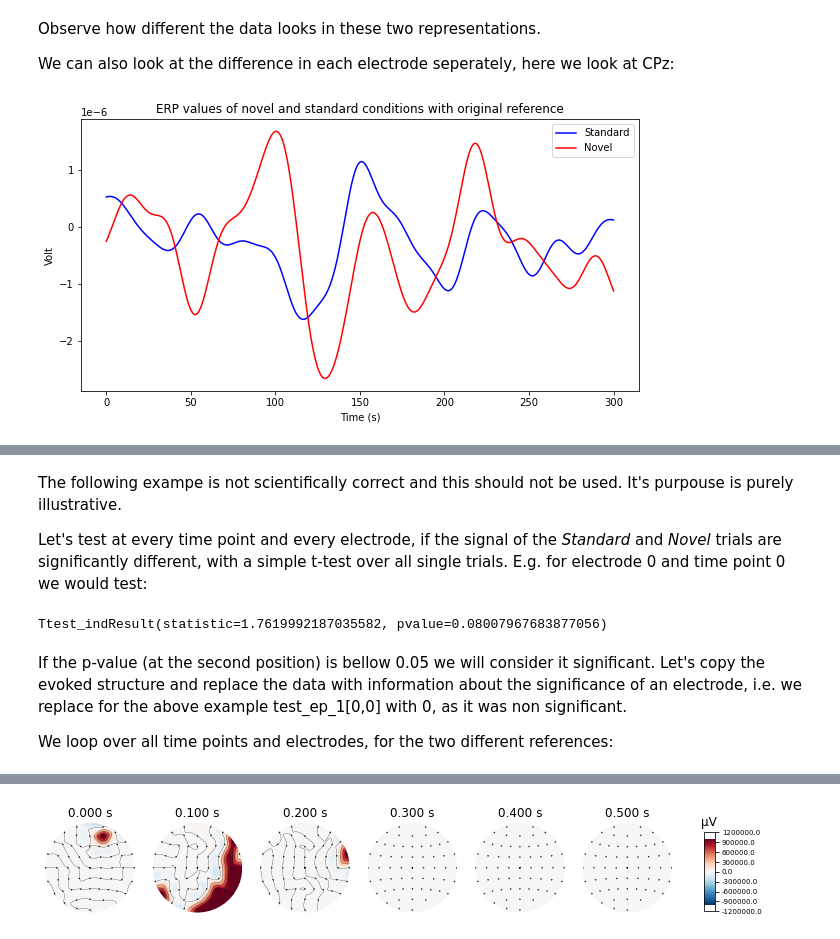
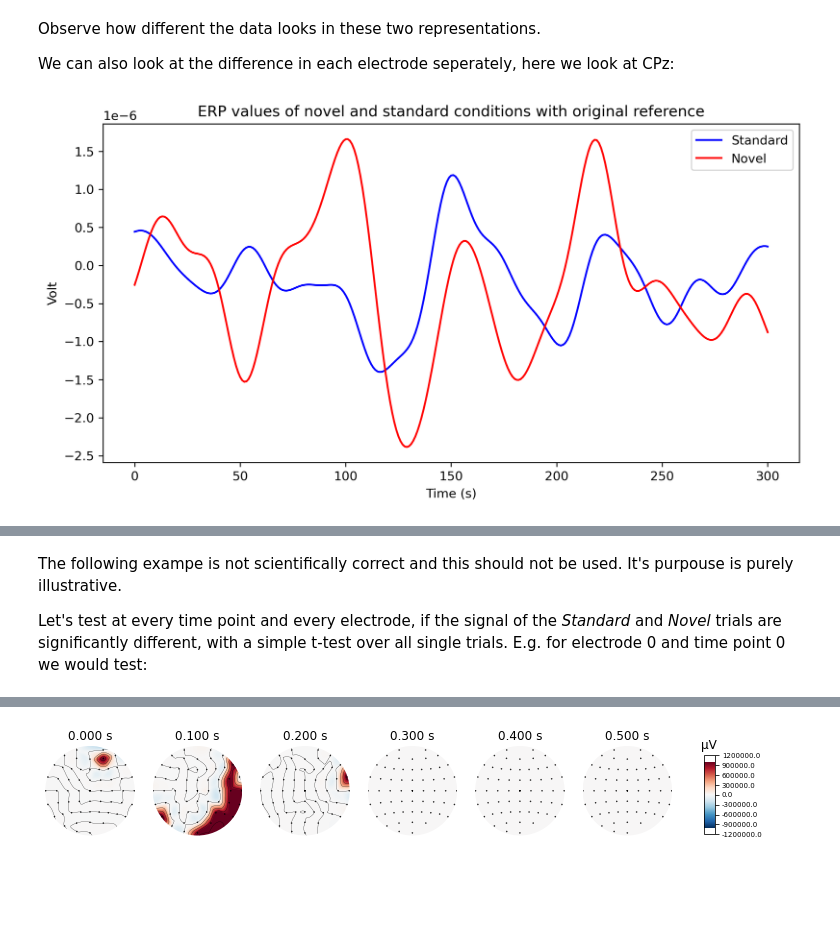
Before and after one commit to fma0/AMLD, a Jupyter notebook: Part 1.ipynb, the cells around one changed output, grey strips where cells are left out. Saved outputs shown, nothing was run; the diff lists cells and outputs as text; code cells hidden in the pictures; blank space fills up the shorter version.

```diff
--- a/Part 1.ipynb
+++ b/Part 1.ipynb
@@ -11,7 +13,7 @@ import numpy as np
 # %% [markdown]
 First we load the .fif file containing the epoched EEG recording of participant 902.
 # %%
-data_file = 'PDDys/902-P'
+data_file = '902-P'
 # %%
 epochs = mne.read_epochs(data_file + '.fif', verbose='error')
 # %%
@@ -255,7 +255,3 @@ import copy
 # solution
 original_1 = copy.deepcopy(epochs)
 original_2 = copy.deepcopy(epochs)
-# %%
-# solution
-re_ref_epochs = original_1.set_eeg_reference('average', projection=True)
-re_ref_epochs.average().plot();
@@ -263,0 +258,4 @@ re_ref_epochs.average().plot();
+# %%
+# solution
+re_ref_epochs = original_1.set_eeg_reference('average')
+re_ref_epochs.average().plot();
@@ -274,36 +274,32 @@ We can also look at the difference in each electrode seperately, here we look at
 # %%
 references = ['original', 'Oz']
 channel_CPz = ch_names.index('CPz')
 
 #Data with original reference
 st_1 = original_1['Standard']
 nv_1 = original_1['Novel']
 
 #Data with Oz as the reference channel
 st_2 = original_2['Standard']
 nv_2 = original_2['Novel']
 
-fig, ax = plt.subplots(figsize=(10, 5))
+fig, ax = plt.subplots(figsize=(10, 5),  dpi=300)
 ax.set_xlabel('Time (s)')
 ax.set_ylabel('Volt')
 ax.set_title('ERP values of novel and standard conditions with original reference')
 ax.plot(st_1.average().get_data()[channel_CPz,:], color='blue', label='Standard')
 ax.plot(nv_1.average().get_data()[channel_CPz,:], color='red', label='Novel')
 ax.legend()
 plt.show()
 
 
-fig, ax = plt.subplots(figsize=(10, 5))
+fig, ax = plt.subplots(figsize=(10, 5),  dpi=300)
 ax.set_xlabel('Time (s)')
 ax.set_ylabel('Volt')
 ax.set_title('ERP values of novel and standard conditions with TP8 channel as reference')
 ax.plot(st_2.average().get_data()[channel_CPz,:], color='blue', label='Standard')
 ax.plot(nv_2.average().get_data()[channel_CPz,:], color='red', label='Novel')
 plt.show()
 # %% [output]
-[figure, old version]
+[figure, new version]
 [figure]
-# %% [markdown]
-The following exampe is not scientifically correct and this should not be used. It's purpouse is purely illustrative.
-
-Let's test at every time point and every electrode, if the signal of the *Standard* and *Novel* trials are significantly different, with a simple t-test over all single trials. E.g. for electrode 0 and time point 0 we would test:
@@ -312,10 +306,4 @@ from scipy.stats import ttest_ind
-# %%
-ttest_ind(original_1['Standard'].get_data()[:,0,0], original_1['Novel'].get_data()[:,0,0])
-# %% [output]
-Ttest_indResult(statistic=1.7619992187035582, pvalue=0.08007967683877056)
-# %% [markdown]
-If the p-value (at the second position) is bellow 0.05 we will consider it significant.
-Let's copy the evoked structure and replace the data with information about the significance of an electrode, i.e. we replace for the above example
-test_ep_1[0,0] with 0, as it was non significant.
-
-We loop over all time points and electrodes, for the two different references:
+# %% [markdown]
+The following exampe is not scientifically correct and this should not be used. It's purpouse is purely illustrative.
+
+Let's test at every time point and every electrode, if the signal of the *Standard* and *Novel* trials are significantly different, with a simple t-test over all single trials. E.g. for electrode 0 and time point 0 we would test:
```
Also changed, not shown: parts of 18 cells of this notebook, 4 other files.
